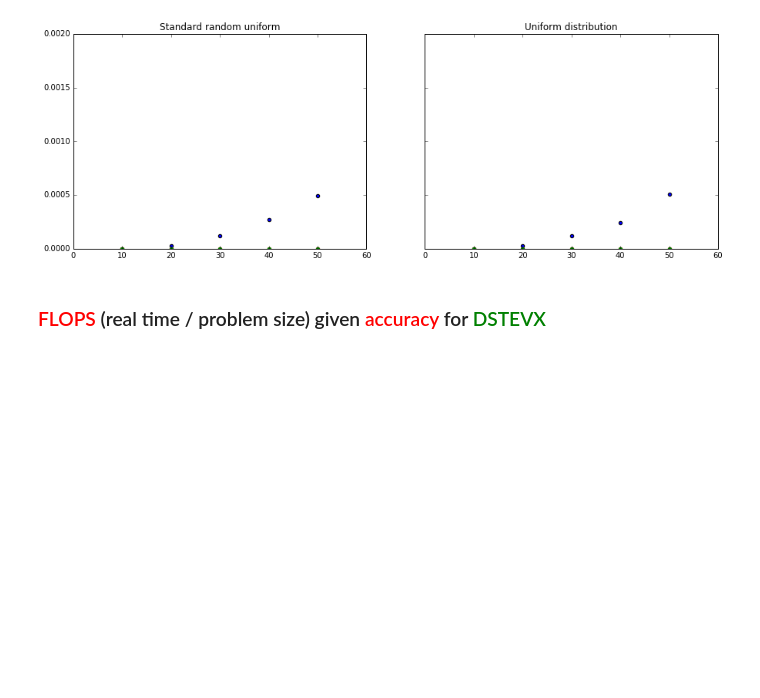
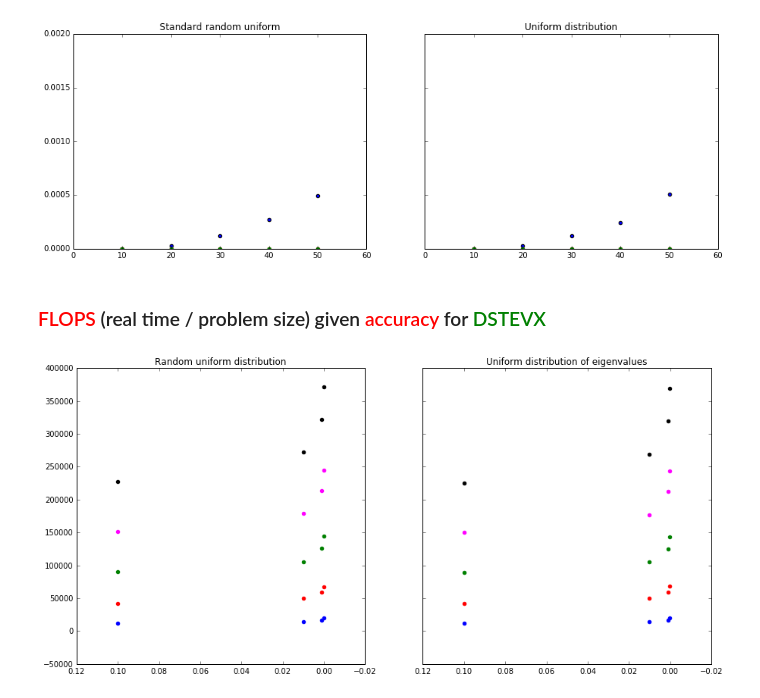
Before and after one commit to yobibyte/hpmc-eigensolvers, a Jupyter notebook: results_analysis.ipynb, the cells around one changed output. Saved outputs shown, nothing was run; the diff lists cells and outputs as text; code cells hidden in the pictures; blank space fills up the shorter version.

```diff
--- a/results_analysis.ipynb
+++ b/results_analysis.ipynb
@@ -2,6 +2,8 @@
 import os
 import numpy as np
 import csv
-
 import matplotlib.pyplot as plt
 %matplotlib inline
+
+RES_FOLDER = 'res'
+TOTAL_LVLS = 50
@@ -84,7 +84,7 @@ data_fga = load_data_fga(RES_FOLDER + '/flops-given-accuracy')
 f, axes = plt.subplots(1,2,sharey=True,figsize=(15,5))
 plt.ylim([0, 0.002])
 axes[0].set_title('Standard random uniform')
-for i in range(10, 51, 10):
+for i in range(10, TOTAL_LVLS+1, 10):
     d = np.array(data_sva['standard-random-uniform']['dstevx'][i])
     axes[0].scatter(i, np.median(d[:,1]))
     d = np.array(data_sva['standard-random-uniform']['dstemr'][i])
@@ -94,7 +94,7 @@ for i in range(10, 51, 10):
 
 plt.ylim([0, 0.002])
 axes[1].set_title('Uniform distribution')
-for i in range(10, 51, 10):
+for i in range(10, TOTAL_LVLS+1, 10):
     d = np.array(data_sva['uniform-eigenvalues-dist']['dstevx'][i])
     axes[1].scatter(i, np.median(d[:,1]))
     d = np.array(data_sva['uniform-eigenvalues-dist']['dstemr'][i])
@@ -131,3 +131,24 @@ for i in range(10, 51, 10):
 [figure]
 # %% [markdown]
 ### <font color='red'>FLOPS</font> (real time / problem size) given <font color='red'>accuracy</font> for <font color='green'>DSTEVX</font>
+# %%
+f, axes = plt.subplots(1, 2, sharey=True, figsize=(15,7))
+axes[0].invert_xaxis()
+axes[1].invert_xaxis()
+
+axes[0].set_title('Random uniform distribution')
+axes[1].set_title('Uniform distribution of eigenvalues')
+
+cols = ['blue', 'red', 'green', 'magenta', 'black']
+for i in range(10, TOTAL_LVLS+1, 10):
+    for c, k in enumerate(data_fga['standard-random-uniform']['dstevx'].keys()):
+        d = np.array(data_fga['standard-random-uniform']['dstevx'][k][i])
+        axes[0].scatter(k, np.median(d[:,2]), color=cols[(i-1)//10])
+
+cols = ['blue', 'red', 'green', 'magenta', 'black']
+for i in range(10, TOTAL_LVLS+1, 10):
+    for c, k in enumerate(data_fga['uniform-eigenvalues-dist']['dstevx'].keys()):
+        d = np.array(data_fga['uniform-eigenvalues-dist']['dstevx'][k][i])
+        axes[1].scatter(k, np.median(d[:,2]), color=cols[(i-1)//10])
+# %% [output]
+[figure, added]
```
Also changed, not shown: parts of 10 cells of this notebook.
